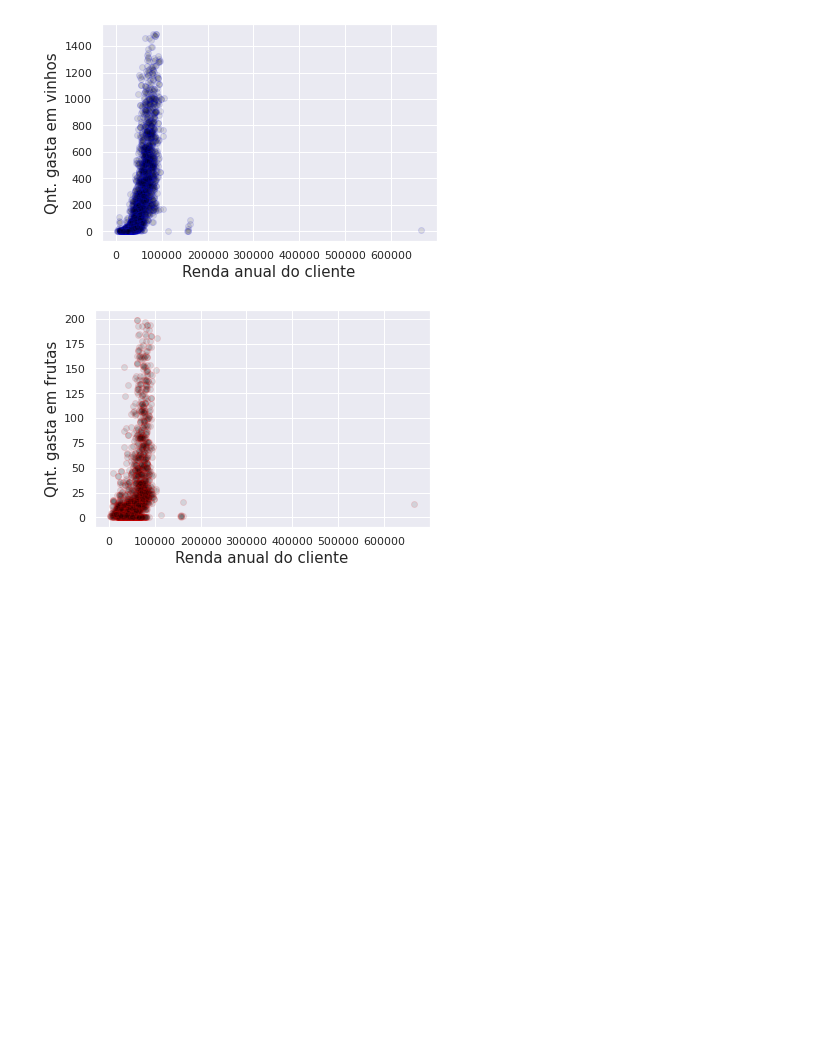
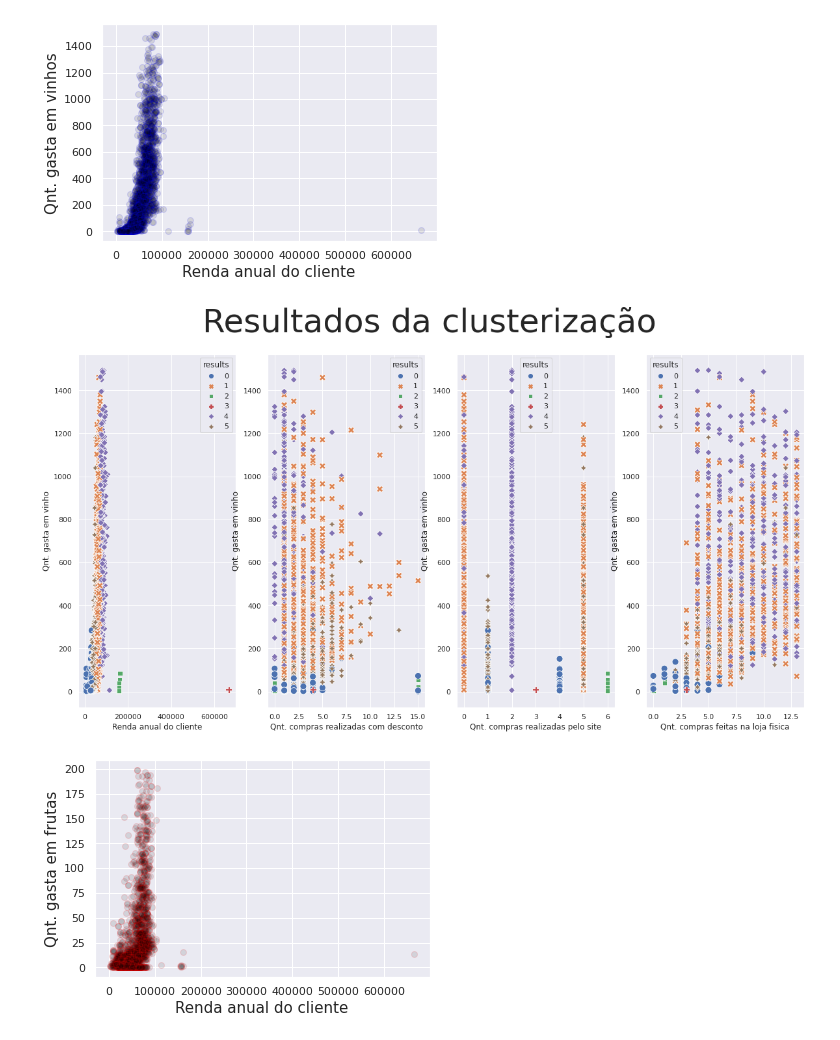
Before and after one commit to mavismmg/MarketingCampaign_Clustering, a Jupyter notebook: Customers_Personality_Analysis.ipynb, the cells around one changed output. Saved outputs shown, nothing was run; the diff lists cells and outputs as text; code cells hidden in the pictures; blank space fills up the shorter version.

Commit message:
Analysis

```diff
--- a/Customers_Personality_Analysis.ipynb
+++ b/Customers_Personality_Analysis.ipynb
@@ -41,12 +36,16 @@ from sklearn.cluster import KMeans
 X = marketing_campaign_dataframe[['Education', 'Marital_Status', 'Income',
                                   'Kidhome', 'Teenhome', 'Recency', 'Complain',
                                   'MntWines', 'MntFruits', 'MntMeatProducts',
-                                  'MntFishProducts', 'MntSweetProducts', 'MntGoldProds']].copy()
+                                  'MntFishProducts', 'MntSweetProducts', 'MntGoldProds',
+                                  'NumDealsPurchases', 'NumWebPurchases', 'NumCatalogPurchases',
+                                  'NumStorePurchases', 'NumWebVisitsMonth']].copy()
 
 X.columns = ['Escolaridade', 'Estado Civil', 'Renda anual do cliente', 'Qnt. Crianças em casa',
              'Qnt. Adolescentes em casa', 'Recência', 'Reclamações do cliente', 'Qnt. gasta em vinho',
              'Qnt. gasta em frutas', 'Qnt. gasta em carne', 'Qnt. gasta em peixe', 'Qnt. gasta em doce',
-             'Qnt. gasta em ouro']
+             'Qnt. gasta produtos em ouro', 'Qnt. compras realizadas com desconto',
+             'Qnt. compras realizadas pelo site', 'Qnt. compras realizadas pelo catálogo',
+             'Qnt. compras feitas na loja fisica', 'Qnt. visitas ao site mensalmente']
 
 X.head()
 # %% [output]
@@ -63,10 +62,13 @@ X = pd.get_dummies(X, columns=['Escolaridade', 'Estado Civil'])
 X.columns = ['Renda anual do cliente', 'Qnt. Crianças em casa', 'Qnt. Adolescentes em casa',
              'Recência', 'Reclamações do cliente', 'Qnt. gasta em vinho', 'Qnt. gasta em frutas',
              'Qnt. gasta em carne', 'Qnt. gasta em peixe', 'Qnt. gasta em doce',
-             'Qnt. gasta em ouro', 'Doutor', 'Ensino médio', 'Ensino superior',
-             'Mestre', 'PhD', 'Estado Civil Absurdo', 'Estado Civil Sozinho', 'Estado Civil Divorciado',
-             'Estado Civil Casado', 'Estado Civil Solteiro', 'Estado Civil Juntos', 'Estado Civil Viúvo',
-             'Estado Civil Desapegado']
+             'Qnt. gasta produtos em ouro', 'Qnt. compras realizadas com desconto',
+             'Qnt. compras realizadas pelo site', 'Qnt. compras realizadas pelo catálogo',
+             'Qnt. compras feitas na loja fisica', 'Qnt. visitas ao site mensalmente',
+             'Doutor', 'Ensino médio', 'Ensino superior', 'Mestre', 'PhD',
+             'Estado Civil Absurdo', 'Estado Civil Sozinho', 'Estado Civil Divorciado',
+             'Estado Civil Casado', 'Estado Civil Solteiro', 'Estado Civil Juntos',
+             'Estado Civil Viúvo', 'Estado Civil Desapegado']
 
 X.head()
 # %% [output]
@@ -111,3 +113,43 @@ plt.show()
+# %%
+param_analysis = ['Renda anual do cliente', 'Qnt. gasta em vinho', 'Qnt. gasta em frutas',
+                  'Qnt. gasta em carne', 'Qnt. gasta em peixe', 'Qnt. gasta em doce',
+                  'Qnt. gasta em doce', 'Qnt. gasta produtos em ouro',
+                  'Qnt. compras realizadas com desconto', 'Qnt. compras realizadas pelo site',
+                  'Qnt. compras feitas na loja fisica']
+
+data = X.copy()
+data = data[param_analysis]
+
+kmeans = KMeans(n_clusters=6)
+
+data['results'] = kmeans.fit_predict(data)
+
+from numpy import unique
+
+clusters = unique(data['results'])
+
+fig, axes = plt.subplots(1, 4, sharex=False, figsize=(20, 10))
+fig.suptitle('Resultados da clusterização', fontsize=50)
+
+sns.scatterplot(data['Renda anual do cliente'], data['Qnt. gasta em vinho'],
+                ax=axes[0], hue=data['results'], style=data['results'],
+                palette='deep', s=100)
+
+sns.scatterplot(data['Qnt. compras realizadas com desconto'], data['Qnt. gasta em vinho'],
+                ax=axes[1], hue=data['results'], style=data['results'],
+                palette='deep', s=100)
+
+sns.scatterplot(data['Qnt. compras realizadas pelo site'], data['Qnt. gasta em vinho'],
+                ax=axes[2], hue=data['results'], style=data['results'],
+                palette='deep', s=100)
+
+sns.scatterplot(data['Qnt. compras feitas na loja fisica'], data['Qnt. gasta em vinho'],
+                ax=axes[3], hue=data['results'], style=data['results'],
+                palette='deep', s=100)
+
+plt.show()
+# %% [output]
+[figure, added]
 # %%
 plt.scatter(X['Renda anual do cliente'], X['Qnt. gasta em frutas'], alpha=0.1,
             color='black', edgecolors='red')
```
Also changed, not shown: parts of 13 cells of this notebook.
